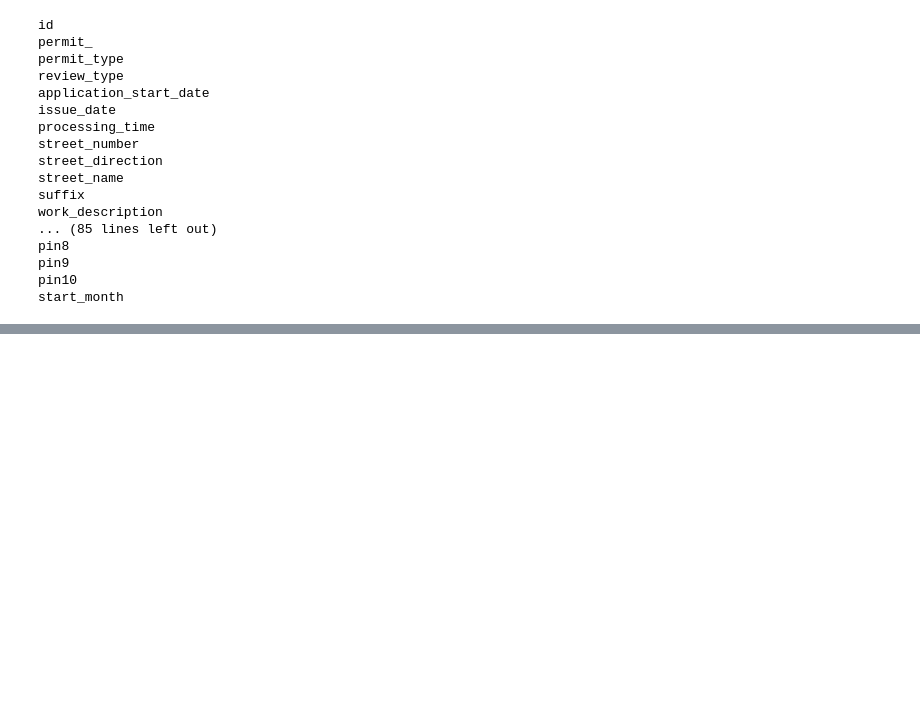
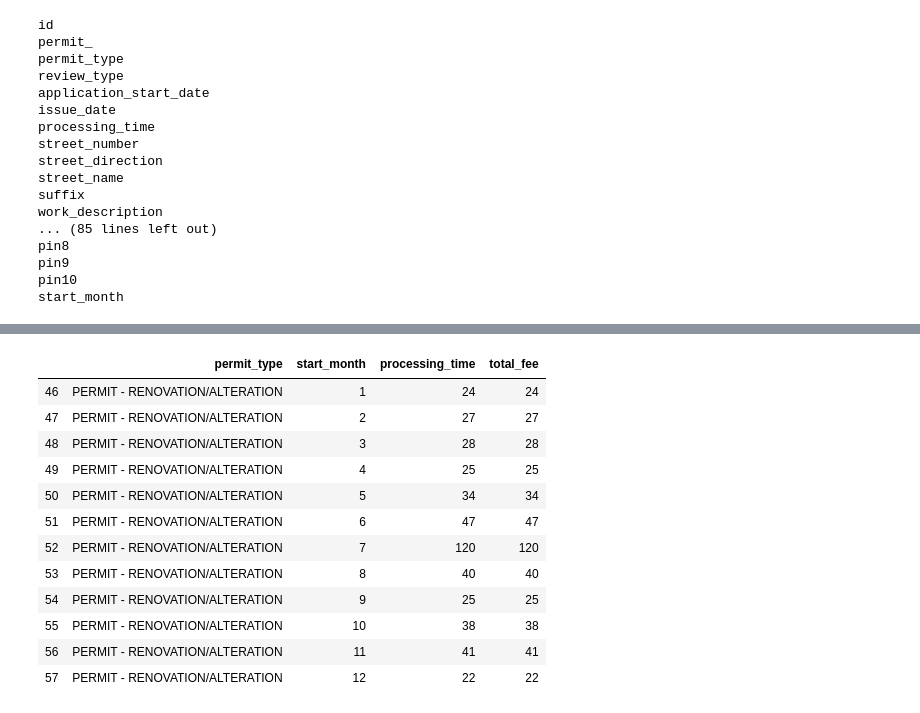
Before and after one commit to mahoneyjam/Project_1, a Jupyter notebook: herman_initial_pass.ipynb, the cells around one changed output, grey strips where cells are left out. Saved outputs shown, nothing was run; the diff lists cells and outputs as text; code cells hidden in the pictures; blank space fills up the shorter version.

```diff
--- a/herman_initial_pass.ipynb
+++ b/herman_initial_pass.ipynb
@@ -96,0 +298,17 @@ start_month
+# %%
+
+per_type_mth_ct_df[per_type_mth_ct_df['permit_type']=='PERMIT - RENOVATION/ALTERATION']
+# %% [output]
+|  | permit_type | start_month | processing_time | total_fee |
+| 46 | PERMIT - RENOVATION/ALTERATION | 1 | 24 | 24 |
+| 47 | PERMIT - RENOVATION/ALTERATION | 2 | 27 | 27 |
+| 48 | PERMIT - RENOVATION/ALTERATION | 3 | 28 | 28 |
+| 49 | PERMIT - RENOVATION/ALTERATION | 4 | 25 | 25 |
+| 50 | PERMIT - RENOVATION/ALTERATION | 5 | 34 | 34 |
+| 51 | PERMIT - RENOVATION/ALTERATION | 6 | 47 | 47 |
+| 52 | PERMIT - RENOVATION/ALTERATION | 7 | 120 | 120 |
+| 53 | PERMIT - RENOVATION/ALTERATION | 8 | 40 | 40 |
+| 54 | PERMIT - RENOVATION/ALTERATION | 9 | 25 | 25 |
+| 55 | PERMIT - RENOVATION/ALTERATION | 10 | 38 | 38 |
+| 56 | PERMIT - RENOVATION/ALTERATION | 11 | 41 | 41 |
+| 57 | PERMIT - RENOVATION/ALTERATION | 12 | 22 | 22 |
```
Also changed, not shown: parts of 16 cells of this notebook.
